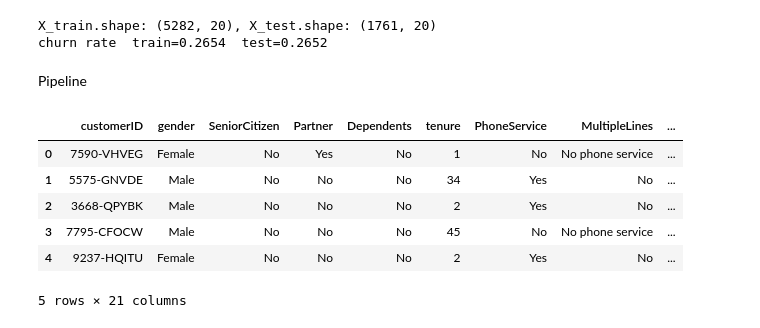
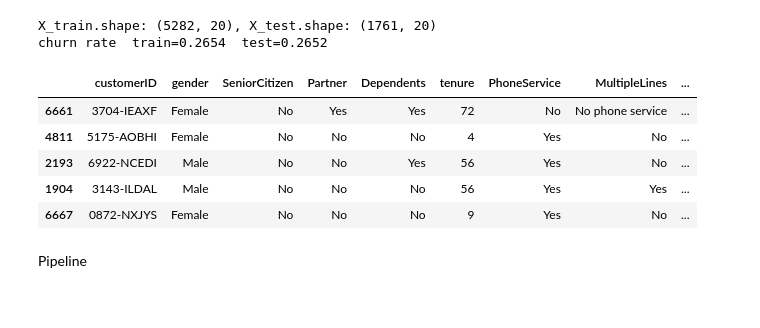
Before and after one commit to jeswingeorge/Telco-Customer-Churn-Kaggle, a Jupyter notebook: notebooks/4_baseline_models.ipynb, the cells around one changed output. Cells and saved outputs as stored; diff of their text form; code cells hidden in the pictures.

```diff
--- a/notebooks/4_baseline_models.ipynb
+++ b/notebooks/4_baseline_models.ipynb
@@ -13,13 +13,22 @@ y = df[config.TARGET]
 # %% [markdown]
 Train-test-split
 # %%
-X_train, X_test, y_train, y_test = train_test_split(X, y, test_size=0.25, random_state=42, stratify=y)
+X_train, X_test, y_train, y_test = train_test_split(X, y, test_size=0.2, random_state=42, stratify=y)
 # %%
 print(f"X_train.shape: {X_train.shape}, X_test.shape: {X_test.shape}")
 print(f"churn rate  train={y_train.mean():.4f}  test={y_test.mean():.4f}")
 # %% [output]
 X_train.shape: (5282, 20), X_test.shape: (1761, 20)
 churn rate  train=0.2654  test=0.2652
+# %%
+X_train.head()
+# %% [output]
+|  | customerID | gender | SeniorCitizen | Partner | Dependents | tenure | PhoneService | MultipleLines | ... |
+| 6661 | 3704-IEAXF | Female | No | Yes | Yes | 72 | No | No phone service | ... |
+| 4811 | 5175-AOBHI | Female | No | No | No | 4 | Yes | No | ... |
+| 2193 | 6922-NCEDI | Male | No | No | Yes | 56 | Yes | No | ... |
+| 1904 | 3143-ILDAL | Male | No | No | No | 56 | Yes | Yes | ... |
+| 6667 | 0872-NXJYS | Female | No | No | No | 9 | Yes | No | ... |
 # %% [markdown]
 Pipeline
 # %%
@@ -31,10 +40,0 @@ from churn.features import collapse_no_internet, build_preprocessor
-# %%
-df.head()
-# %% [output]
-|  | customerID | gender | SeniorCitizen | Partner | Dependents | tenure | PhoneService | MultipleLines | ... |
-| 0 | 7590-VHVEG | Female | No | Yes | No | 1 | No | No phone service | ... |
-| 1 | 5575-GNVDE | Male | No | No | No | 34 | Yes | No | ... |
-| 2 | 3668-QPYBK | Male | No | No | No | 2 | Yes | No | ... |
-| 3 | 7795-CFOCW | Male | No | No | No | 45 | No | No phone service | ... |
-| 4 | 9237-HQITU | Female | No | No | No | 2 | Yes | No | ... |
-5 rows × 21 columns
```
Also changed, not shown: parts of 11 cells of this notebook.
